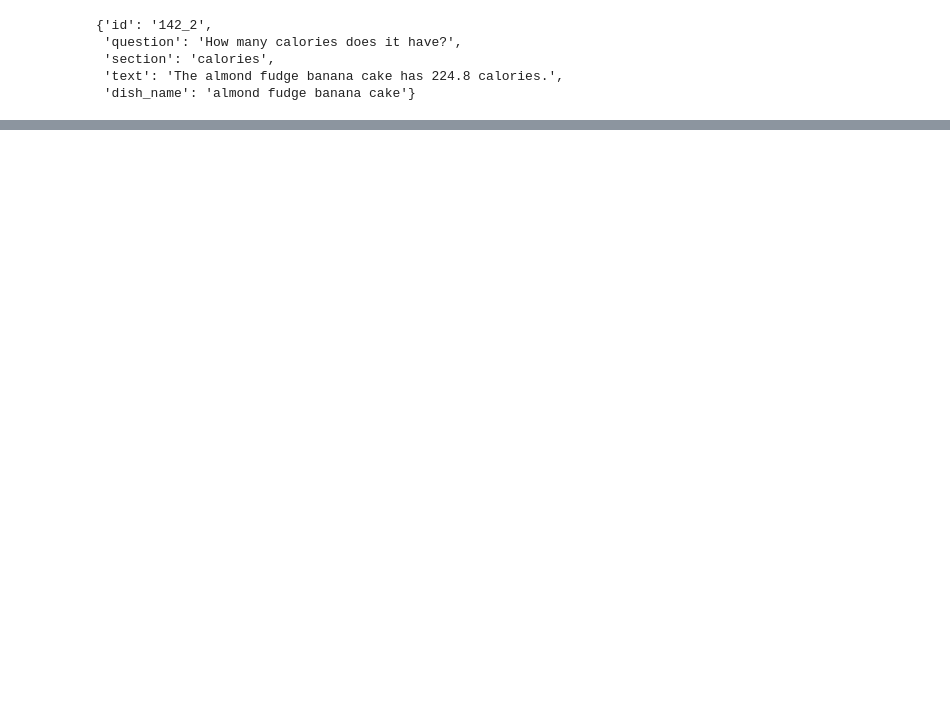
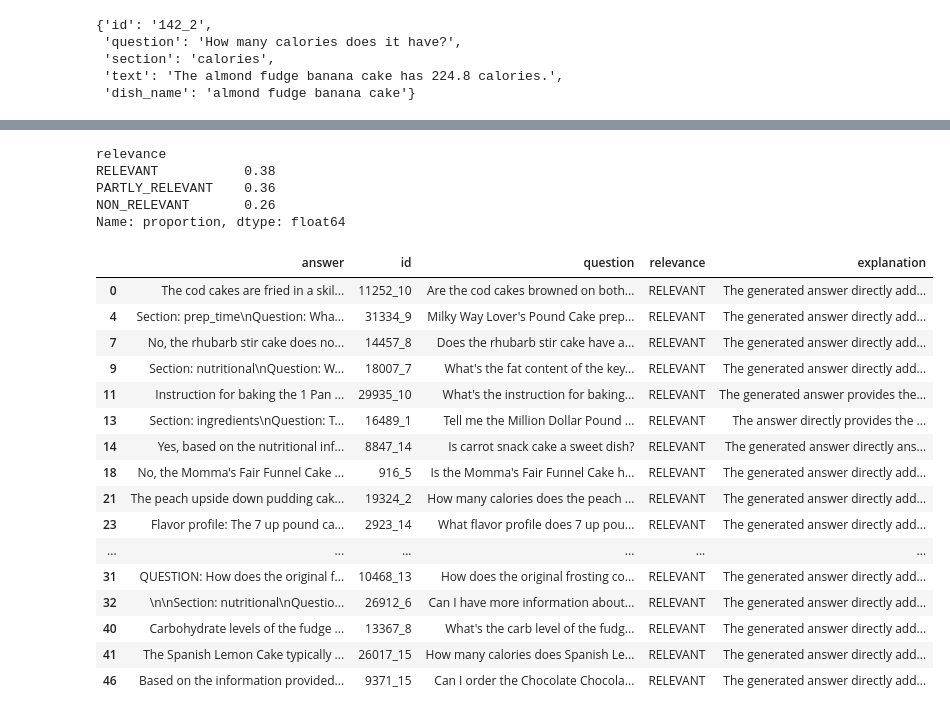
Before and after one commit to Abhisheknakka/AI-Restaurent-Chat-bot, a Jupyter notebook: notebooks/min_search_text_evaluation.ipynb, the cells around one changed output, grey strips where cells are left out. Drawn from its saved outputs; the diff is of its cells as text; code cells hidden in the pictures; blank space fills up the shorter version.

```diff
--- a/notebooks/min_search_text_evaluation.ipynb
+++ b/notebooks/min_search_text_evaluation.ipynb
@@ -158,0 +540,39 @@ evaluate(ground_truth, lambda q: minsearch_search(q['question']))
+# %%
+df_sample = ground_df.sample(n=50, random_state=1)
+# %%
+sample = df_sample.to_dict(orient='records')
+# %%
+evaluations = []
+
+for record in tqdm(sample):
+    question = record['question']
+    answer_llm = rag(question)
+
+    prompt = prompt2_template.format(
+        question=question,
+        answer_llm=answer_llm
+    )
+
+    evaluation = llm(prompt)
+    evaluation = json.loads(evaluation)
+
+    evaluations.append((record, answer_llm, evaluation))
+# %%
+df_eval = pd.DataFrame(evaluations, columns=['record', 'answer', 'evaluation'])
+
+df_eval['id'] = df_eval.record.apply(lambda d: d['id'])
+df_eval['question'] = df_eval.record.apply(lambda d: d['question'])
+
+df_eval['relevance'] = df_eval.evaluation.apply(lambda d: d['Relevance'])
+df_eval['explanation'] = df_eval.evaluation.apply(lambda d: d['Explanation'])
+
+del df_eval['record']
+del df_eval['evaluation']
+# %%
+df_eval.relevance.value_counts(normalize=True)
+# %% [output]
+relevance
+RELEVANT           0.38
+PARTLY_RELEVANT    0.36
+NON_RELEVANT       0.26
+Name: proportion, dtype: float64
@@ -158,0 +581,20 @@ evaluate(ground_truth, lambda q: minsearch_search(q['question']))
+# %%
+df_eval[df_eval.relevance == 'RELEVANT']
+# %% [output]
+|  | answer | id | question | relevance | explanation |
+| 0 | The cod cakes are fried in a skil... | 11252_10 | Are the cod cakes browned on both... | RELEVANT | The generated answer directly add... |
+| 4 | Section: prep_time\nQuestion: Wha... | 31334_9 | Milky Way Lover's Pound Cake prep... | RELEVANT | The generated answer directly add... |
+| 7 | No, the rhubarb stir cake does no... | 14457_8 | Does the rhubarb stir cake have a... | RELEVANT | The generated answer directly add... |
+| 9 | Section: nutritional\nQuestion: W... | 18007_7 | What's the fat content of the key... | RELEVANT | The generated answer directly add... |
+| 11 | Instruction for baking the 1 Pan ... | 29935_10 | What's the instruction for baking... | RELEVANT | The generated answer provides the... |
+| 13 | Section: ingredients\nQuestion: T... | 16489_1 | Tell me the Million Dollar Pound ... | RELEVANT | The answer directly provides the ... |
+| 14 | Yes, based on the nutritional inf... | 8847_14 | Is carrot snack cake a sweet dish? | RELEVANT | The generated answer directly ans... |
+| 18 | No, the Momma's Fair Funnel Cake ... | 916_5 | Is the Momma's Fair Funnel Cake h... | RELEVANT | The generated answer directly add... |
+| 21 | The peach upside down pudding cak... | 19324_2 | How many calories does the peach ... | RELEVANT | The generated answer directly add... |
+| 23 | Flavor profile: The 7 up pound ca... | 2923_14 | What flavor profile does 7 up pou... | RELEVANT | The generated answer directly add... |
+| ... | ... | ... | ... | ... | ... |
+| 31 | QUESTION: How does the original f... | 10468_13 | How does the original frosting co... | RELEVANT | The generated answer directly add... |
+| 32 | \n\nSection: nutritional\nQuestio... | 26912_6 | Can I have more information about... | RELEVANT | The generated answer directly add... |
+| 40 | Carbohydrate levels of the fudge ... | 13367_8 | What's the carb level of the fudg... | RELEVANT | The generated answer directly add... |
+| 41 | The Spanish Lemon Cake typically ... | 26017_15 | How many calories does Spanish Le... | RELEVANT | The generated answer directly add... |
+| 46 | Based on the information provided... | 9371_15 | Can I order the Chocolate Chocola... | RELEVANT | The generated answer directly add... |
```
Also changed, not shown: parts of 42 cells of this notebook, 6 other files.
